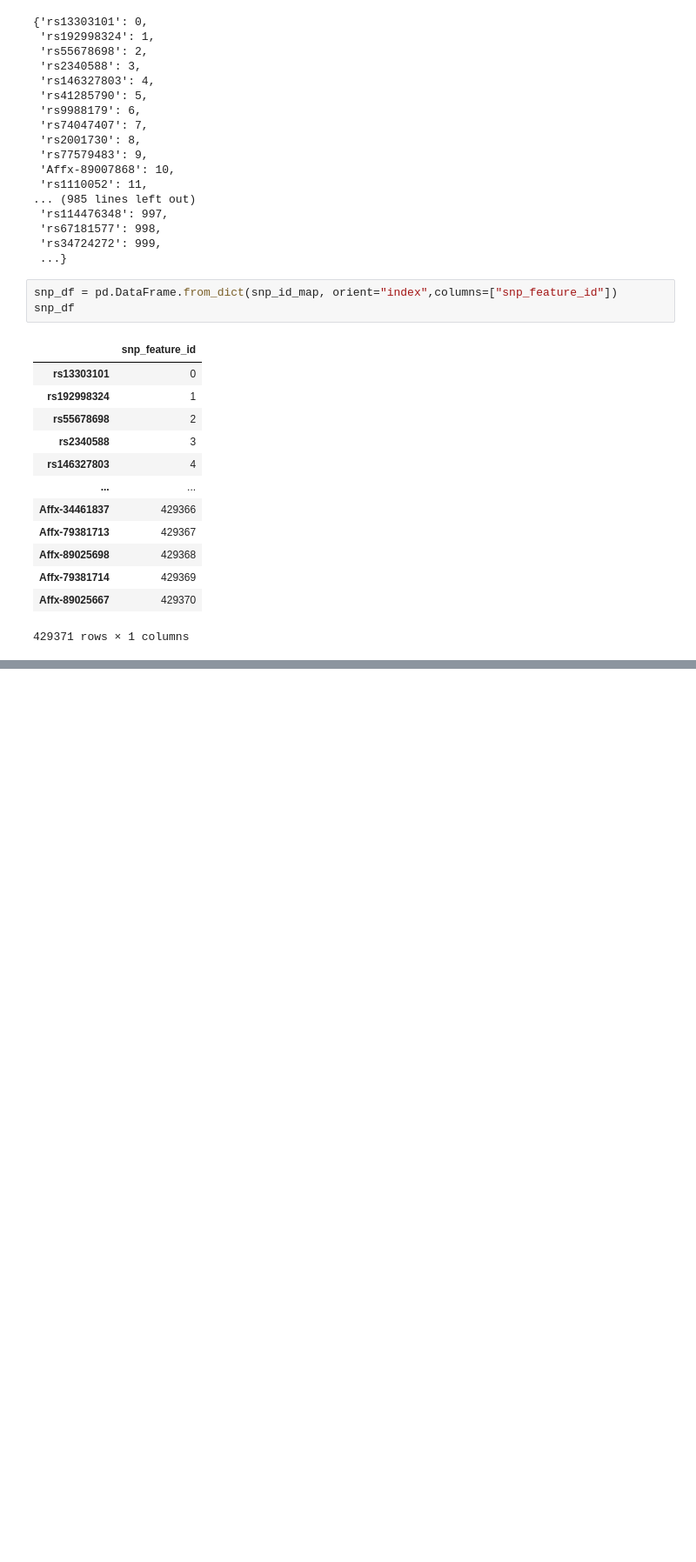
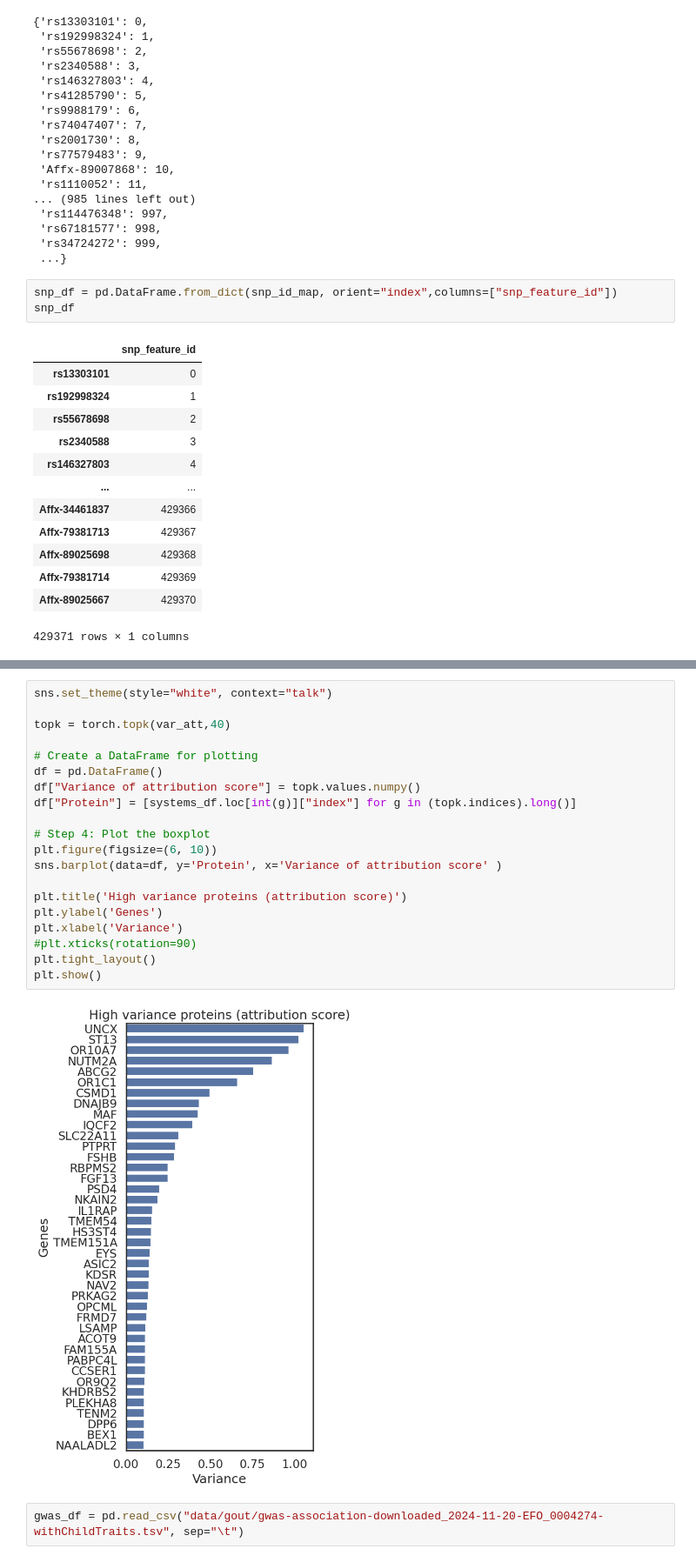
Before and after one commit to DennisGankin/snp_vnn, a Jupyter notebook: model_evaluation.ipynb, the cells around one changed output, grey strips where cells are left out. Shown at 87% size. Saved outputs shown, nothing was run; the diff lists cells and outputs as text; blank space fills up the shorter version.

```diff
--- a/model_evaluation.ipynb
+++ b/model_evaluation.ipynb
@@ -465,0 +526,24 @@ NameError: name 'snp_df' is not defined
+# %%
+sns.set_theme(style="white", context="talk")
+
+topk = torch.topk(var_att,40)
+
+# Create a DataFrame for plotting
+df = pd.DataFrame()
+df["Variance of attribution score"] = topk.values.numpy()
+df["Protein"] = [systems_df.loc[int(g)]["index"] for g in (topk.indices).long()]
+
+# Step 4: Plot the boxplot
+plt.figure(figsize=(6, 10))
+sns.barplot(data=df, y='Protein', x='Variance of attribution score' )
+
+plt.title('High variance proteins (attribution score)')
+plt.ylabel('Genes')
+plt.xlabel('Variance')
+#plt.xticks(rotation=90)
+plt.tight_layout()
+plt.show()
+# %% [output]
+[figure, added]
+# %%
+gwas_df = pd.read_csv("data/gout/gwas-association-downloaded_2024-11-20-EFO_0004274-withChildTraits.tsv", sep="\t")
```
Also changed, not shown: parts of 69 cells of this notebook.
